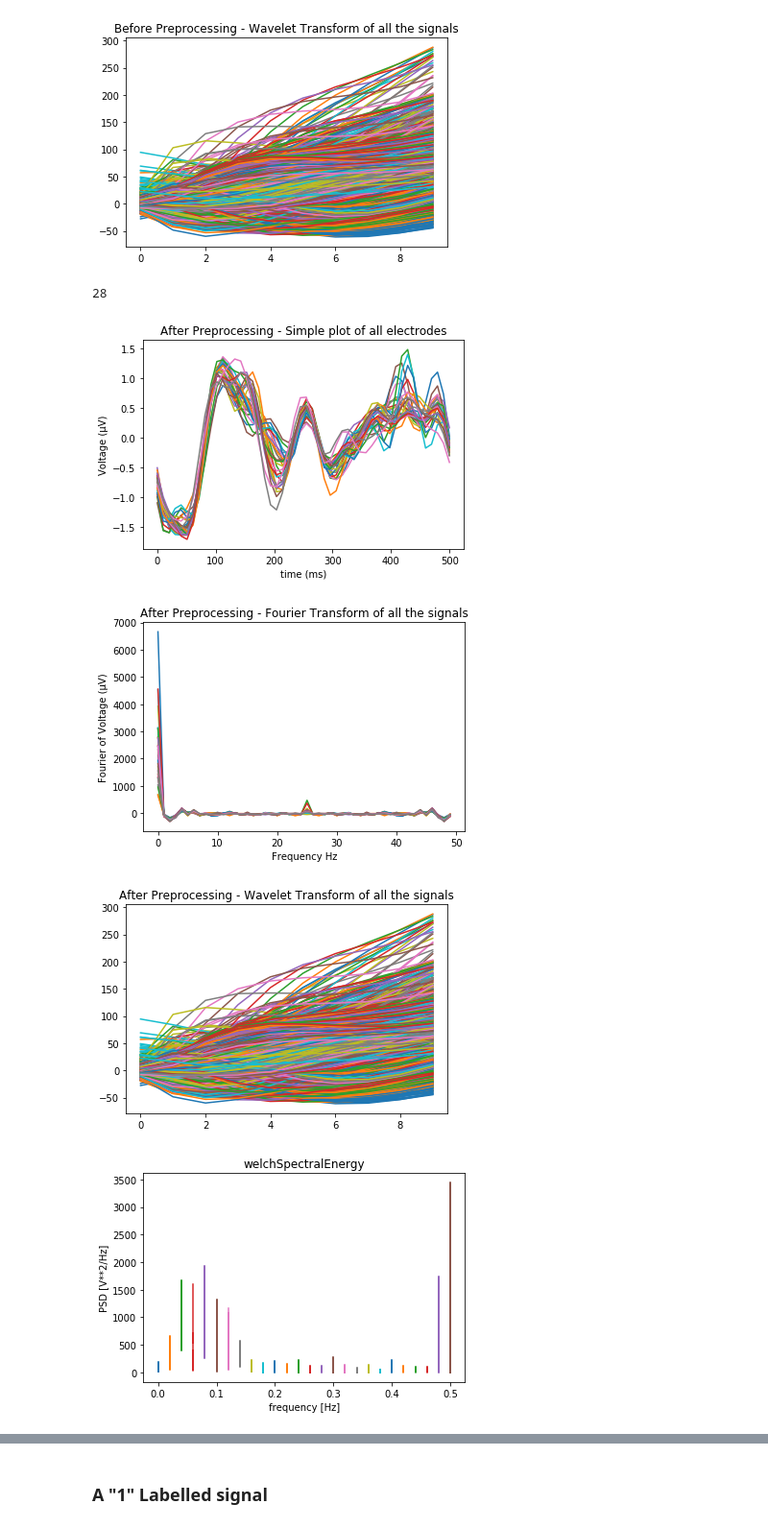
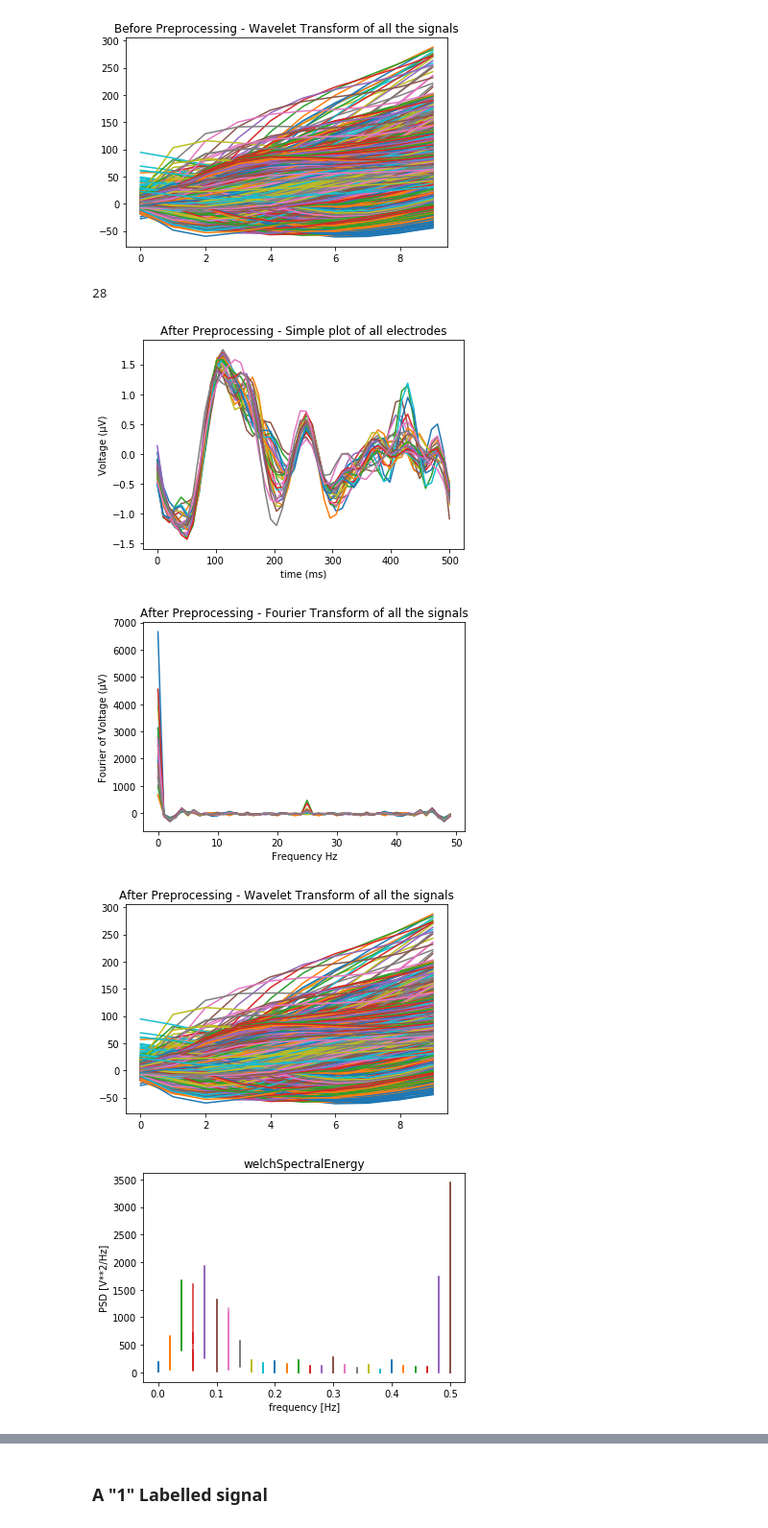
Before and after one commit to HongChen1995/DeepLearning2018, a Jupyter notebook: MiniProject1/test.ipynb, the cells around one changed output, grey strips where cells are left out. Shown at 96% size. Drawn from its saved outputs; the diff is of its cells as text; code cells hidden in the pictures.

```diff
--- a/MiniProject1/test.ipynb
+++ b/MiniProject1/test.ipynb
@@ -263,9 +263,9 @@ for i in range (0,inputlen.size) :
     data = train_input[0, i, :]
     data = np.array(data)
 
-    wavelet = signal.ricker
+    wavelet = scipy.signal.ricker
     widths = np.arange(1, 11)
-    cwtmatr = signal.cwt(data, wavelet, widths)
+    cwtmatr = scipy.signal.cwt(data, wavelet, widths)
     plt.plot(cwtmatr)
     plt.title('Before Preprocessing - Wavelet Transform of all the signals')
 plt.show()
@@ -279,12 +279,15 @@ import matplotlib.pyplot as plt
 import numpy as np
 from scipy import signal
 import scipy
+from scipy.signal import find_peaks_cwt
 
 inputlen = np.array(train_input[0, :, 0]) # This signal is labelled 0 !!!!!!!
 time = np.linspace(0, 500, 50)
 
 welchSpectralEnergy = np.zeros((inputlen.size, 26))
 f = np.zeros((inputlen.size, 26))
+relmaxValue = np.zeros((inputlen.size, 5))
+relmaxTime = np.zeros((inputlen.size, 5))
 
 print (inputlen.size)
 
@@ -302,10 +305,17 @@ for i in range (0,inputlen.size):
             bp[j]=0
     ibp=scipy.ifft(bp)
 
-    signal.detrend(ibp) #signal detrending
+    ibp = signal.detrend(ibp) #signal detrending
 
     #ibp = (ibp-ibp[0])/max(max(ibp), abs(min(ibp))) #signal normalization with initial offset suprresion
     ibp = (ibp-np.mean(ibp))/np.std(ibp) #signal normalization with initial offset suprresion
+
+    #Find the local maxima of the model (times of the local maxima actually)
+    relmax = signal.argrelmax(ibp)
+    #print(relmax[0].size)
+    if (relmax[0].size == 5): # !!!!! THERE ARE NOT ALWAYS 5 MAXIMA BUT HOW TO SET THE BEST VALUE ????
+        relmaxTime[i,:] = time[relmax]
+        relmaxValue[i,:] = ibp[relmax]
 
     plt.plot(time, ibp)
     plt.xlabel('time (ms)')
@@ -322,34 +332,34 @@ for i in range (0,inputlen.size) :
     plt.plot(fft)
     plt.xlabel('Frequency Hz')
     plt.ylabel('Fourier of Voltage (µV)')
     plt.title('After Preprocessing - Fourier Transform of all the signals')
 plt.show()
 
 for i in range (0,inputlen.size) :
     time = np.linspace(0, 500, 50)
     data = train_input[0, i, :]
     data = np.array(data)
 
     wavelet = signal.ricker
     widths = np.arange(1, 11)
     cwtmatr = signal.cwt(data, wavelet, widths)
     plt.plot(cwtmatr)
     plt.title('After Preprocessing - Wavelet Transform of all the signals')
 plt.show()
 
 plt.plot(f, welchSpectralEnergy)
 plt.title('welchSpectralEnergy')
 plt.xlabel('frequency [Hz]')
 plt.ylabel('PSD [V**2/Hz]')
 plt.show()
 
 plt.semilogy(f, welchSpectralEnergy)
 plt.xlabel('frequency [Hz]')
 plt.ylabel('log PSD [V**2/Hz]')
 plt.show()
 # %% [output]
 28
-[figure, old version]
+[figure, new version]
 [figure]
 [figure]
 [figure]
```
Also changed, not shown: parts of 18 cells of this notebook, 2 other files.
